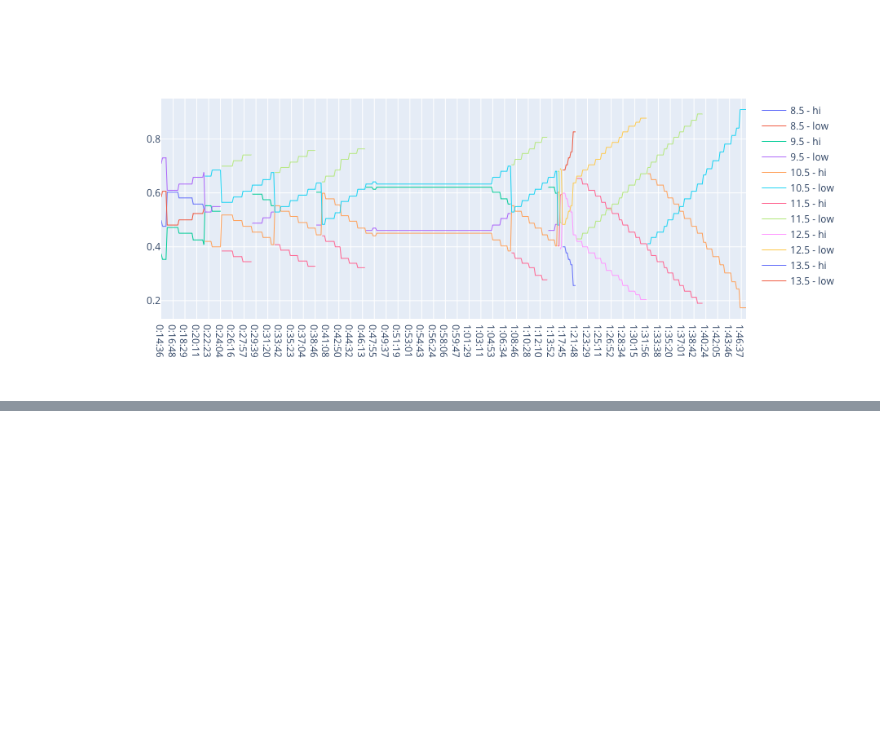
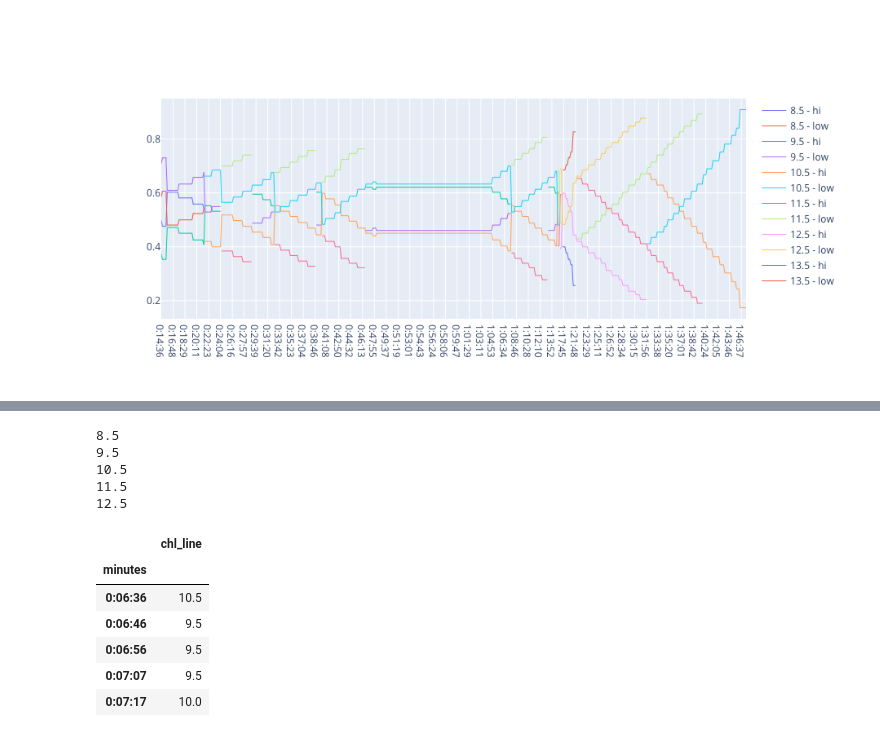
Before and after one commit to tysonwu/odds-crawl-app, a Jupyter notebook: development/signal_analysis/analysis.ipynb, the cells around one changed output, grey strips where cells are left out. Drawn from its saved outputs; the diff is of its cells as text; code cells hidden in the pictures; blank space fills up the shorter version.

```diff
--- a/development/signal_analysis/analysis.ipynb
+++ b/development/signal_analysis/analysis.ipynb
@@ -100,0 +145,27 @@ fig.show()
+# %%
+lines = list(set(df.chl_line))
+data = {}
+for line in lines:
+    print(line)
+    data[line] = df[df.chl_line == line]
+# %% [output]
+8.5
+9.5
+10.5
+11.5
+12.5
+# %%
+# assume the poisson distribution
+# calculate the lambda per game parameter at any moment
+# lambda according to bookmaker's sentiment (the lines offered at that time)
+param_df = df[['minutes', 'chl_line']].groupby('minutes').mean()
+param_df
+param_df.head()
+# %% [output]
+|  | chl_line |
+| minutes |  |
+| 0:06:36 | 10.5 |
+| 0:06:46 | 9.5 |
+| 0:06:56 | 9.5 |
+| 0:07:07 | 9.5 |
+| 0:07:17 | 10.0 |
```
Also changed, not shown: parts of 6 cells of this notebook, 12 other files.
